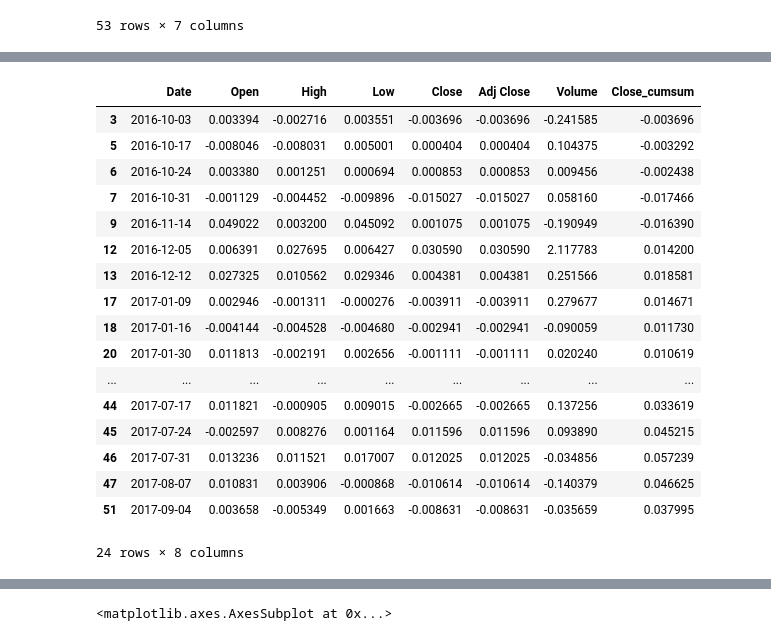
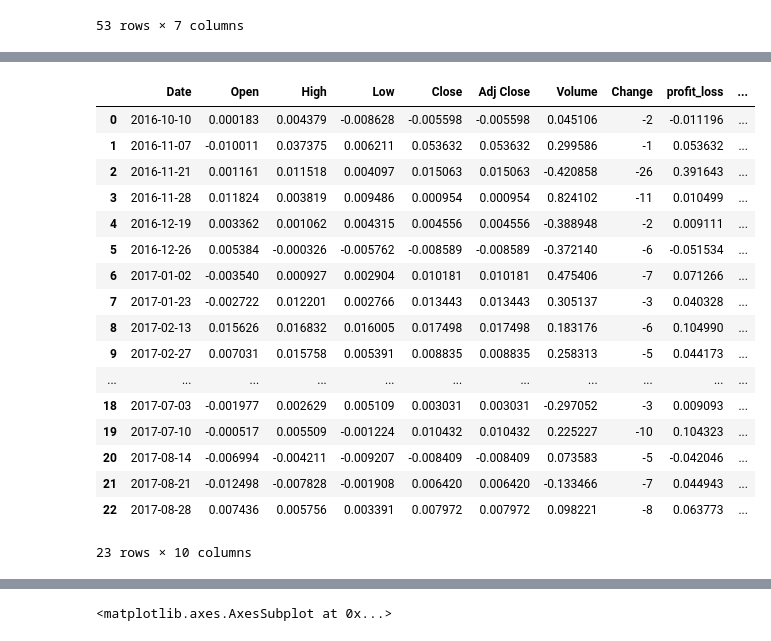
Before and after one commit to mihirk11/stock-trends, a Jupyter notebook: POC.ipynb, the cells around one changed output, grey strips where cells are left out. Saved outputs shown, nothing was run; the diff lists cells and outputs as text; code cells hidden in the pictures.

```diff
--- a/POC.ipynb
+++ b/POC.ipynb
@@ -125,0 +83,5 @@ dtype: datetime64[ns]
+# %%
+pos_debt_change = debt_change.loc[debt_change[1] <0]
+pos_debt_change.columns = ['Date','Change']
+pos_debt_change['Date'] = pos_debt_change['Date'].apply(lambda x: pandas.to_datetime(x)+datetime.timedelta(days=8))
+pos_debt_change
@@ -125,0 +107,4 @@ dtype: datetime64[ns]
+# %%
+
+sell_dates = pos_debt_change['Date']
+sell_dates
@@ -150,24 +174,27 @@ dji_change
 # %%
 traded_dji_change = dji_change[pandas.to_datetime(dji_change['Date']).isin(sell_dates)]
-traded_dji_change['Close_cumsum'] = traded_dji_change.Close.cumsum()
+traded_dji_change['Date'] = traded_dji_change['Date'].apply(lambda x: pandas.to_datetime(x))
+traded_dji_change = traded_dji_change.merge(pos_debt_change, on='Date')
+traded_dji_change['profit_loss'] = traded_dji_change['Close']*(traded_dji_change['Change'].abs())
+traded_dji_change['profit_loss_cumsum'] = traded_dji_change.profit_loss.cumsum()
 traded_dji_change
 # %% [output]
-|  | Date | Open | High | Low | Close | Adj Close | Volume | Close_cumsum |
-| 3 | 2016-10-03 | 0.003394 | -0.002716 | 0.003551 | -0.003696 | -0.003696 | -0.241585 | -0.003696 |
-| 5 | 2016-10-17 | -0.008046 | -0.008031 | 0.005001 | 0.000404 | 0.000404 | 0.104375 | -0.003292 |
-| 6 | 2016-10-24 | 0.003380 | 0.001251 | 0.000694 | 0.000853 | 0.000853 | 0.009456 | -0.002438 |
-| 7 | 2016-10-31 | -0.001129 | -0.004452 | -0.009896 | -0.015027 | -0.015027 | 0.058160 | -0.017466 |
-| 9 | 2016-11-14 | 0.049022 | 0.003200 | 0.045092 | 0.001075 | 0.001075 | -0.190949 | -0.016390 |
-| 12 | 2016-12-05 | 0.006391 | 0.027695 | 0.006427 | 0.030590 | 0.030590 | 2.117783 | 0.014200 |
-| 13 | 2016-12-12 | 0.027325 | 0.010562 | 0.029346 | 0.004381 | 0.004381 | 0.251566 | 0.018581 |
-| 17 | 2017-01-09 | 0.002946 | -0.001311 | -0.000276 | -0.003911 | -0.003911 | 0.279677 | 0.014671 |
-| 18 | 2017-01-16 | -0.004144 | -0.004528 | -0.004680 | -0.002941 | -0.002941 | -0.090059 | 0.011730 |
-| 20 | 2017-01-30 | 0.011813 | -0.002191 | 0.002656 | -0.001111 | -0.001111 | 0.020240 | 0.010619 |
-| ... | ... | ... | ... | ... | ... | ... | ... | ... |
-| 44 | 2017-07-17 | 0.011821 | -0.000905 | 0.009015 | -0.002665 | -0.002665 | 0.137256 | 0.033619 |
-| 45 | 2017-07-24 | -0.002597 | 0.008276 | 0.001164 | 0.011596 | 0.011596 | 0.093890 | 0.045215 |
-| 46 | 2017-07-31 | 0.013236 | 0.011521 | 0.017007 | 0.012025 | 0.012025 | -0.034856 | 0.057239 |
-| 47 | 2017-08-07 | 0.010831 | 0.003906 | -0.000868 | -0.010614 | -0.010614 | -0.140379 | 0.046625 |
-| 51 | 2017-09-04 | 0.003658 | -0.005349 | 0.001663 | -0.008631 | -0.008631 | -0.035659 | 0.037995 |
+|  | Date | Open | High | Low | Close | Adj Close | Volume | Change | profit_loss | ... |
+| 0 | 2016-10-10 | 0.000183 | 0.004379 | -0.008628 | -0.005598 | -0.005598 | 0.045106 | -2 | -0.011196 | ... |
+| 1 | 2016-11-07 | -0.010011 | 0.037375 | 0.006211 | 0.053632 | 0.053632 | 0.299586 | -1 | 0.053632 | ... |
+| 2 | 2016-11-21 | 0.001161 | 0.011518 | 0.004097 | 0.015063 | 0.015063 | -0.420858 | -26 | 0.391643 | ... |
+| 3 | 2016-11-28 | 0.011824 | 0.003819 | 0.009486 | 0.000954 | 0.000954 | 0.824102 | -11 | 0.010499 | ... |
+| 4 | 2016-12-19 | 0.003362 | 0.001062 | 0.004315 | 0.004556 | 0.004556 | -0.388948 | -2 | 0.009111 | ... |
+| 5 | 2016-12-26 | 0.005384 | -0.000326 | -0.005762 | -0.008589 | -0.008589 | -0.372140 | -6 | -0.051534 | ... |
+| 6 | 2017-01-02 | -0.003540 | 0.000927 | 0.002904 | 0.010181 | 0.010181 | 0.475406 | -7 | 0.071266 | ... |
+| 7 | 2017-01-23 | -0.002722 | 0.012201 | 0.002766 | 0.013443 | 0.013443 | 0.305137 | -3 | 0.040328 | ... |
+| 8 | 2017-02-13 | 0.015626 | 0.016832 | 0.016005 | 0.017498 | 0.017498 | 0.183176 | -6 | 0.104990 | ... |
+| 9 | 2017-02-27 | 0.007031 | 0.015758 | 0.005391 | 0.008835 | 0.008835 | 0.258313 | -5 | 0.044173 | ... |
+| ... | ... | ... | ... | ... | ... | ... | ... | ... | ... | ... |
+| 18 | 2017-07-03 | -0.001977 | 0.002629 | 0.005109 | 0.003031 | 0.003031 | -0.297052 | -3 | 0.009093 | ... |
+| 19 | 2017-07-10 | -0.000517 | 0.005509 | -0.001224 | 0.010432 | 0.010432 | 0.225227 | -10 | 0.104323 | ... |
+| 20 | 2017-08-14 | -0.006994 | -0.004211 | -0.009207 | -0.008409 | -0.008409 | 0.073583 | -5 | -0.042046 | ... |
+| 21 | 2017-08-21 | -0.012498 | -0.007828 | -0.001908 | 0.006420 | 0.006420 | -0.133466 | -7 | 0.044943 | ... |
+| 22 | 2017-08-28 | 0.007436 | 0.005756 | 0.003391 | 0.007972 | 0.007972 | 0.098221 | -8 | 0.063773 | ... |
-24 rows × 8 columns
+23 rows × 10 columns
 # %%
```
Also changed, not shown: parts of 9 cells of this notebook.
